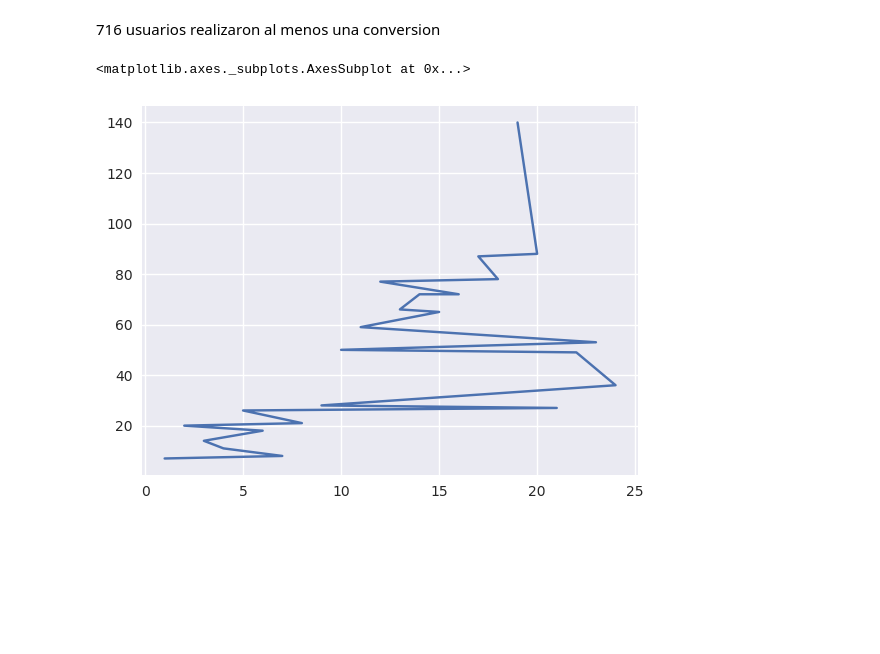
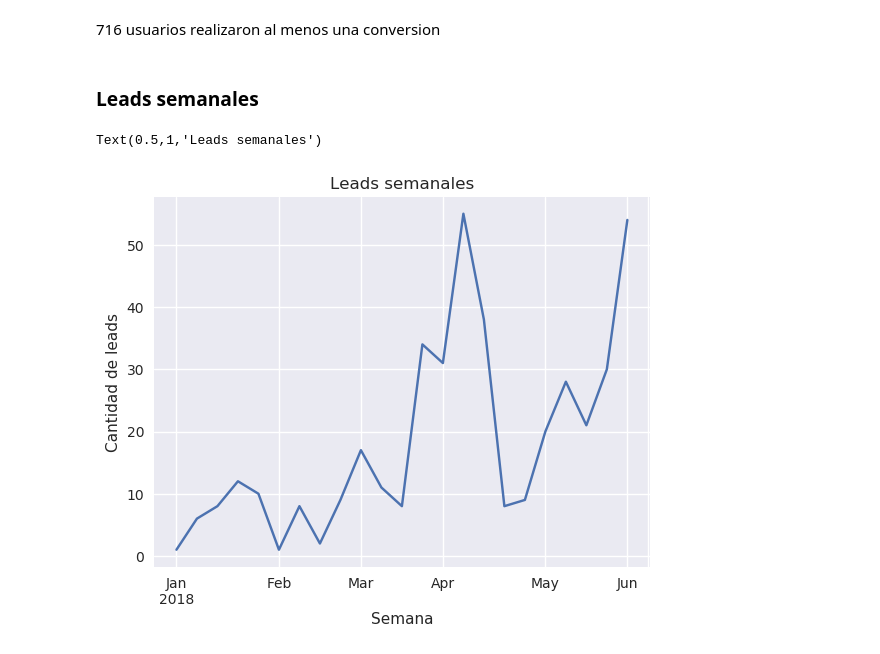
Before and after one commit to AlejandroKler/Datos-TP1, a Jupyter notebook: Leads.ipynb, the cells around one changed output. Saved outputs shown, nothing was run; the diff lists cells and outputs as text; code cells hidden in the pictures; blank space fills up the shorter version.

```diff
--- a/Leads.ipynb
+++ b/Leads.ipynb
@@ -40,10 +44,18 @@ len(conversions['person'].unique())
 716
 # %% [markdown]
 716 usuarios realizaron al menos una conversion
+# %% [markdown]
+### Leads semanales
 # %%
-hits_campanias['semana'] = hits_campanias['timestamp'].dt.week - 1
-hits_campanias['semana'] = pd.to_datetime('2018', format='%Y') + pd.to_timedelta(hits_campanias['semana'].mul(7).astype('str') + ' days')
-conversions['semana'] = .dt.week.value_counts().plot()
+leads_by_week = leads.loc[:, ['timestamp']].copy()
+leads_by_week['semana'] = leads_by_week['timestamp'].dt.week - 1
+leads_by_week = leads_by_week[leads_by_week['semana'] != leads_by_week['semana'].max()] #Borro la ultima semana incompleta
+leads_by_week['semana'] = pd.to_datetime('2018', format='%Y') + pd.to_timedelta(leads_by_week['semana'].mul(7).astype('str') + ' days')
+
+leads_weeks = leads_by_week['semana'].value_counts().to_frame().sort_index()
+ax = leads_weeks['semana'].plot()
+ax.set(xlabel='Semana', ylabel='Cantidad de leads')
+ax.set_title('Leads semanales')
 # %% [output]
-<matplotlib.axes._subplots.AxesSubplot at 0x...>
+Text(0.5,1,'Leads semanales')
-[figure, old version]
+[figure, new version]
```
Also changed, not shown: parts of 6 cells of this notebook, 5 other files.
